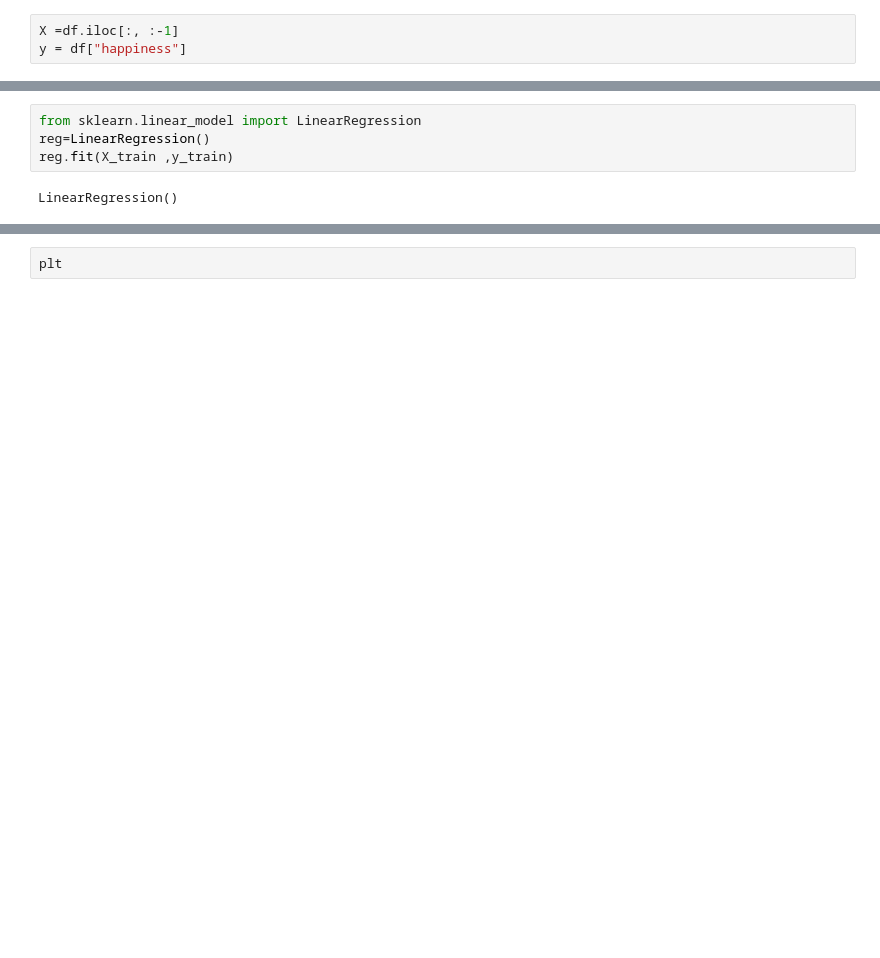
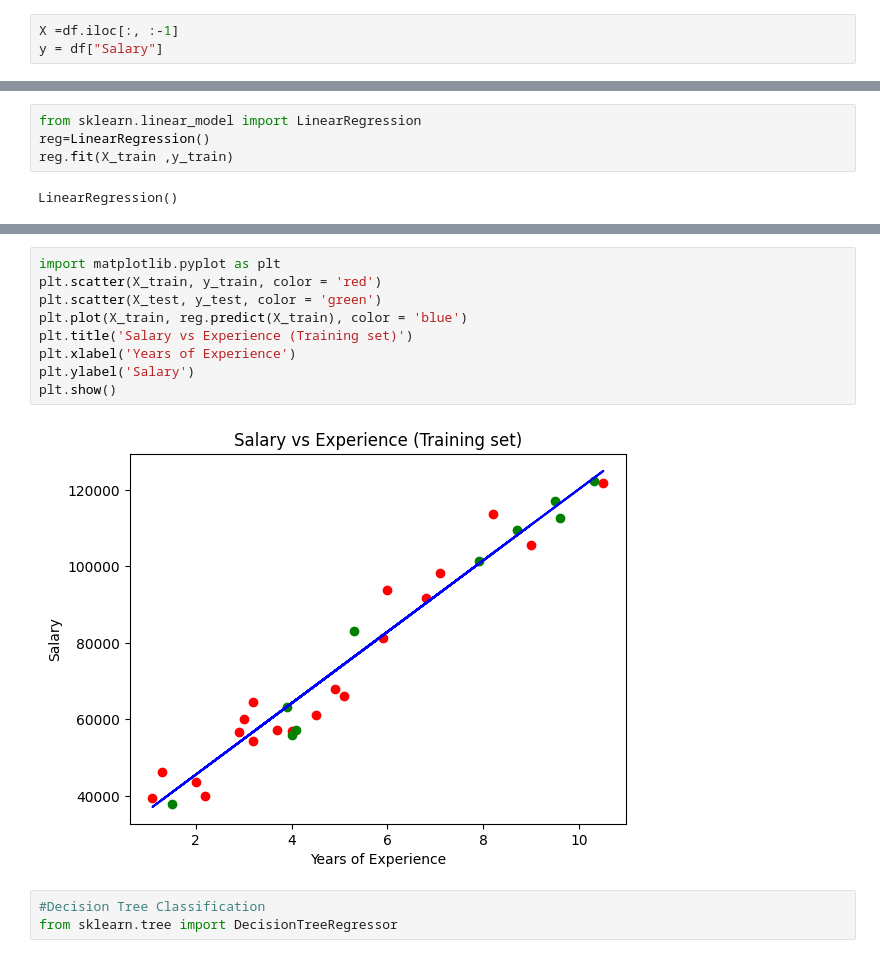
Before and after one commit to AkshatM13/Msis, a Jupyter notebook: FML/Data/linearRegression.ipynb, the cells around one changed output, grey strips where cells are left out. Cells and saved outputs as stored; diff of their text form; blank space fills up the shorter version.

```diff
--- a/FML/Data/linearRegression.ipynb
+++ b/FML/Data/linearRegression.ipynb
@@ -23,3 +27,3 @@ df = data.drop('Unnamed: 0', axis=1)
 # %%
 X =df.iloc[:, :-1]
-y = df["happiness"]
+y = df["Salary"]
@@ -84,2 +59,14 @@ array([3.23056009, 2.2507678 , 3.21612545, 1.83153078, 1.78618823,
-# %%
-plt
+# %%
+import matplotlib.pyplot as plt
+plt.scatter(X_train, y_train, color = 'red')
+plt.scatter(X_test, y_test, color = 'green')
+plt.plot(X_train, reg.predict(X_train), color = 'blue')
+plt.title('Salary vs Experience (Training set)')
+plt.xlabel('Years of Experience')
+plt.ylabel('Salary')
+plt.show()
+# %% [output]
+[figure, added]
+# %%
+#Decision Tree Classification
+from sklearn.tree import DecisionTreeRegressor
```
Also changed, not shown: parts of 20 cells of this notebook, 11 other files.
